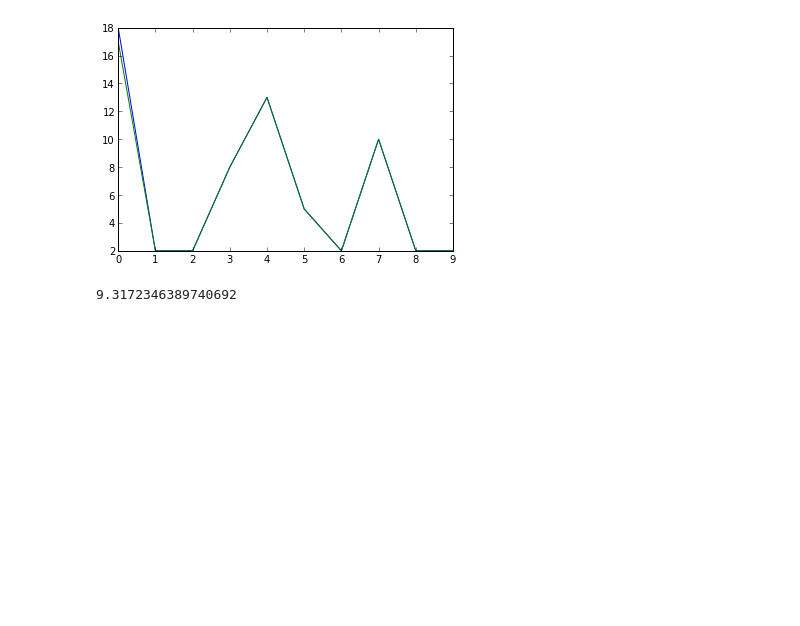
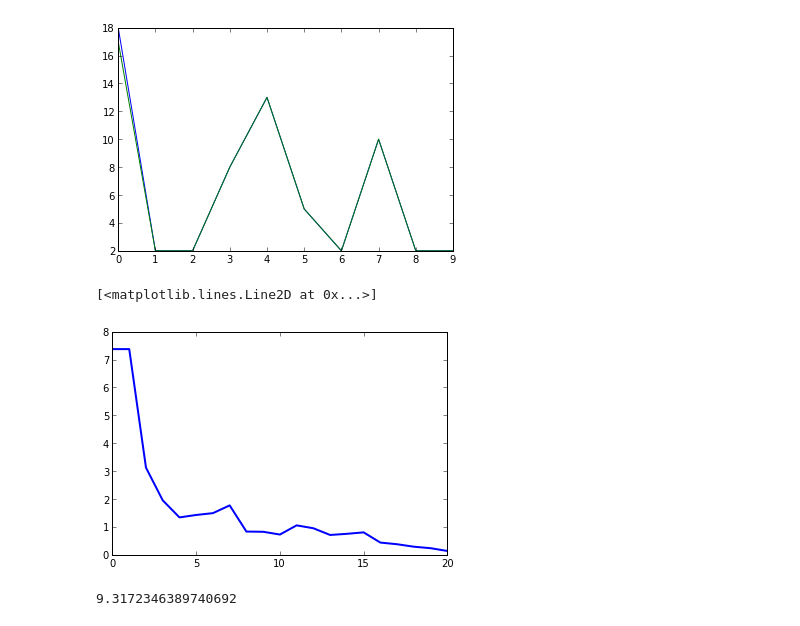
Before and after one commit to klchan13/biosignatures, a Jupyter notebook: notebooks/06-13-14 - Testing more reassignments.ipynb, the cells around one changed output. Drawn from its saved outputs; the diff is of its cells as text; code cells hidden in the pictures; blank space fills up the shorter version.

```diff
--- a/notebooks/06-13-14 - Testing more reassignments.ipynb
+++ b/notebooks/06-13-14 - Testing more reassignments.ipynb
@@ -153,3 +179,30 @@ prev_iqr = sa.sig_iqr(lin_data_alt, med_forw_sigs_nor)
 
 prev_medians = sa.signature_medians(med_forw_sigs, lin_data_alt)
 cur_medians = sa.signature_medians(med_forw_sigs_nor, lin_data_alt)
+# %%
+sigs = np.copy(med_forw_sigs)
+err_arr = np.array([np.sum(abs(prev_iqr - cur_iqr))])
+
+itr = 0
+while err_arr[len(err_arr)-1] > 0.15:
+    itr = itr + 1
+    fin_sig_list = reclassification(lin_data_alt, sigs, minReassignPix=None)
+    mask_list = []
+    for idx in np.arange(len(fin_sig_list)):
+        this_mask = np.zeros((1, np.shape(med_forw_sigs[idx])[1]))
+        this_mask[0, (fin_sig_list[idx],)] = 1
+        mask_list.append(this_mask)
+
+    prev_iqr = sa.sig_iqr(lin_data_alt, sigs)
+    cur_iqr = sa.sig_iqr(lin_data_alt, mask_list)
+
+    prev_medians = sa.signature_medians(sigs, lin_data_alt)
+    cur_medians = sa.signature_medians(mask_list, lin_data_alt)
+
+    this_err = np.sum(abs(prev_iqr - cur_iqr))
+    if itr == 0:
+        err_arr = np.array([this_err])
+    else:
+        err_arr = np.concatenate((err_arr, np.array([this_err])))
+
+    sigs = mask_list
@@ -158,9 +213,9 @@ sigs = np.copy(med_back_sigs)
 err_arr = np.array([np.sum(abs(prev_iqr - cur_iqr))])
 
 itr = 0
-while err_arr[len(err_arr)-1] > 0:
+while err_arr[len(err_arr)-1] > 0.15:
     itr = itr + 1
-    fin_sig_list = reclassification(lin_data_alt, sigs, minReassignPix=115)
+    fin_sig_list = reclassification(lin_data_alt, sigs, minReassignPix=None)
     mask_list = []
     for idx in np.arange(len(fin_sig_list)):
         this_mask = np.zeros((1, np.shape(med_forw_sigs[idx])[1]))
@@ -187,3 +240,8 @@ forw_sigs = sigs
+# %%
+plot(err_arr)
+# %% [output]
+[<matplotlib.lines.Line2D at 0x...>]
+[figure, added]
 # %%
 np.save("const_reassign_back.npy", back_sigs)
 np.save("const_reassign_forw.npy", forw_sigs)
```
Also changed, not shown: parts of 9 cells of this notebook, 5 other files.
